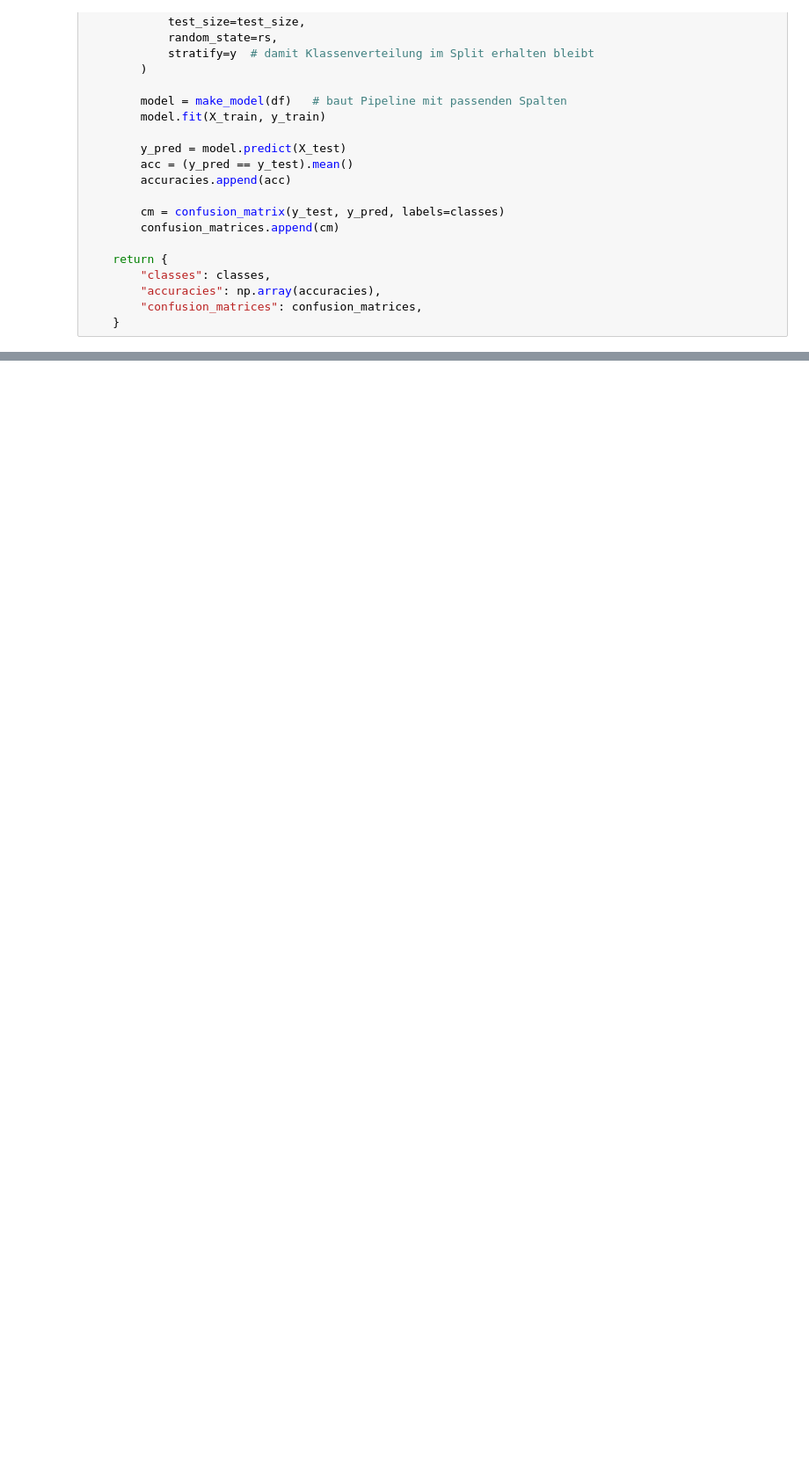
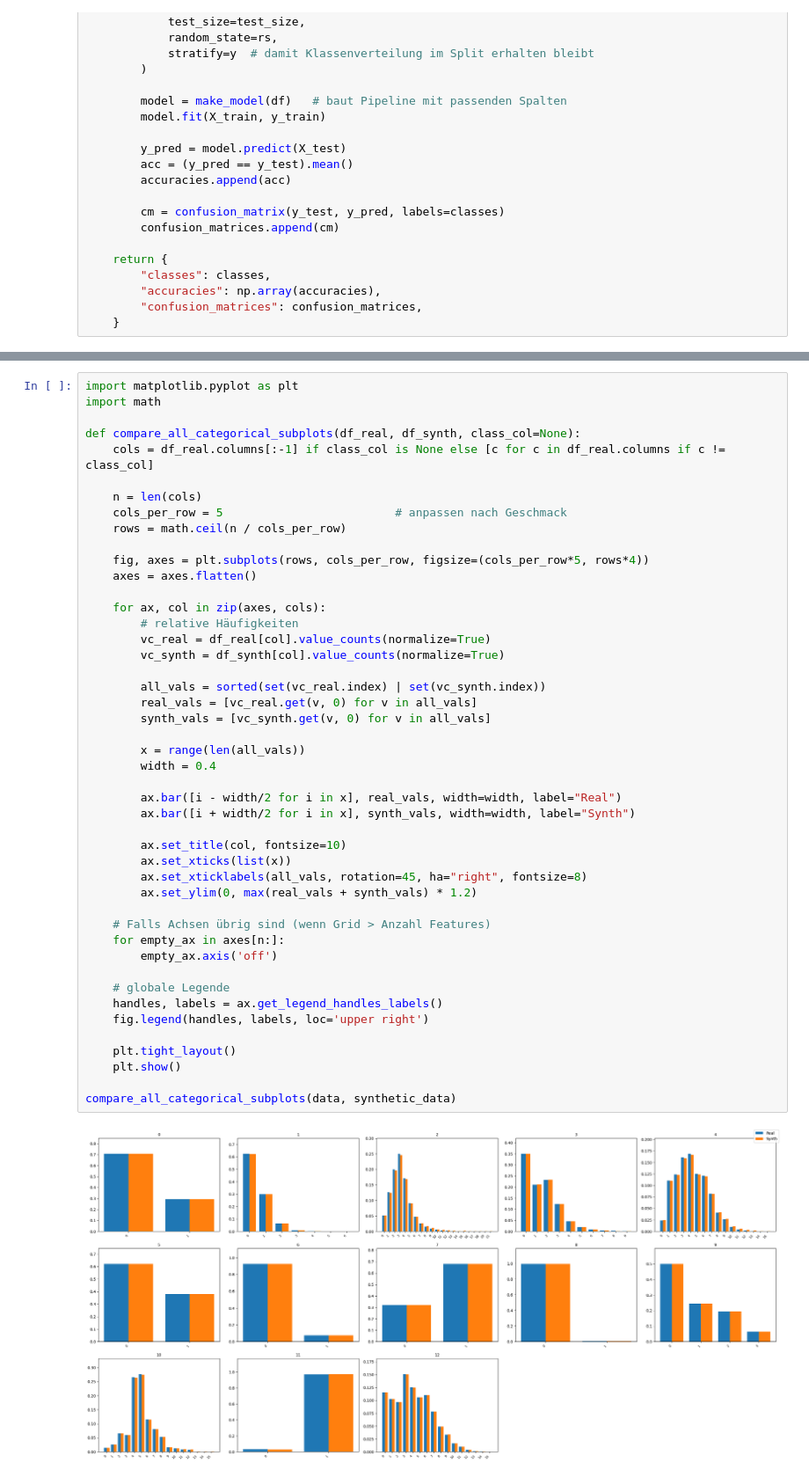
Before and after one commit to ruperthaderer/dp-synth-classification, a Jupyter notebook: generate_synth_data_1.ipynb, the cells around one changed output, grey strips where cells are left out. Shown at 88% size. Drawn from its saved outputs; the diff is of its cells as text; blank space fills up the shorter version.

Commit message:
histogramme hinzugefügt
um verteilung von attributen zu vergleichen

```diff
--- a/generate_synth_data_1.ipynb
+++ b/generate_synth_data_1.ipynb
@@ -364 +364,49 @@ Synthetische Daten:
   Klassenreihenfolge: [0 1]
+# %%
+import matplotlib.pyplot as plt
+import math
+
+def compare_all_categorical_subplots(df_real, df_synth, class_col=None):
+    cols = df_real.columns[:-1] if class_col is None else [c for c in df_real.columns if c != class_col]
+
+    n = len(cols)
+    cols_per_row = 5                         # anpassen nach Geschmack
+    rows = math.ceil(n / cols_per_row)
+
+    fig, axes = plt.subplots(rows, cols_per_row, figsize=(cols_per_row*5, rows*4))
+    axes = axes.flatten()
+
+    for ax, col in zip(axes, cols):
+        # relative Häufigkeiten
+        vc_real = df_real[col].value_counts(normalize=True)
+        vc_synth = df_synth[col].value_counts(normalize=True)
+
+        all_vals = sorted(set(vc_real.index) | set(vc_synth.index))
+        real_vals = [vc_real.get(v, 0) for v in all_vals]
+        synth_vals = [vc_synth.get(v, 0) for v in all_vals]
+
+        x = range(len(all_vals))
+        width = 0.4
+
+        ax.bar([i - width/2 for i in x], real_vals, width=width, label="Real")
+        ax.bar([i + width/2 for i in x], synth_vals, width=width, label="Synth")
+
+        ax.set_title(col, fontsize=10)
+        ax.set_xticks(list(x))
+        ax.set_xticklabels(all_vals, rotation=45, ha="right", fontsize=8)
+        ax.set_ylim(0, max(real_vals + synth_vals) * 1.2)
+
+    # Falls Achsen übrig sind (wenn Grid > Anzahl Features)
+    for empty_ax in axes[n:]:
+        empty_ax.axis('off')
+
+    # globale Legende
+    handles, labels = ax.get_legend_handles_labels()
+    fig.legend(handles, labels, loc='upper right')
+
+    plt.tight_layout()
+    plt.show()
+
+compare_all_categorical_subplots(data, synthetic_data)
+# %% [output]
+[figure, added]
```
Also changed, not shown: parts of 3 cells of this notebook.
